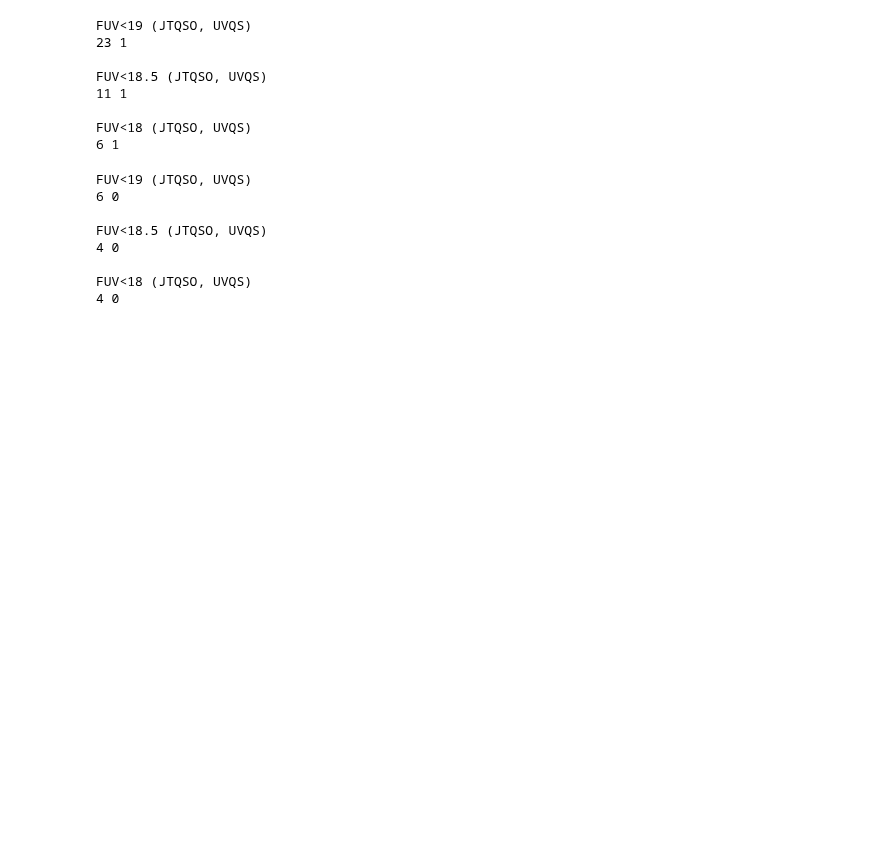
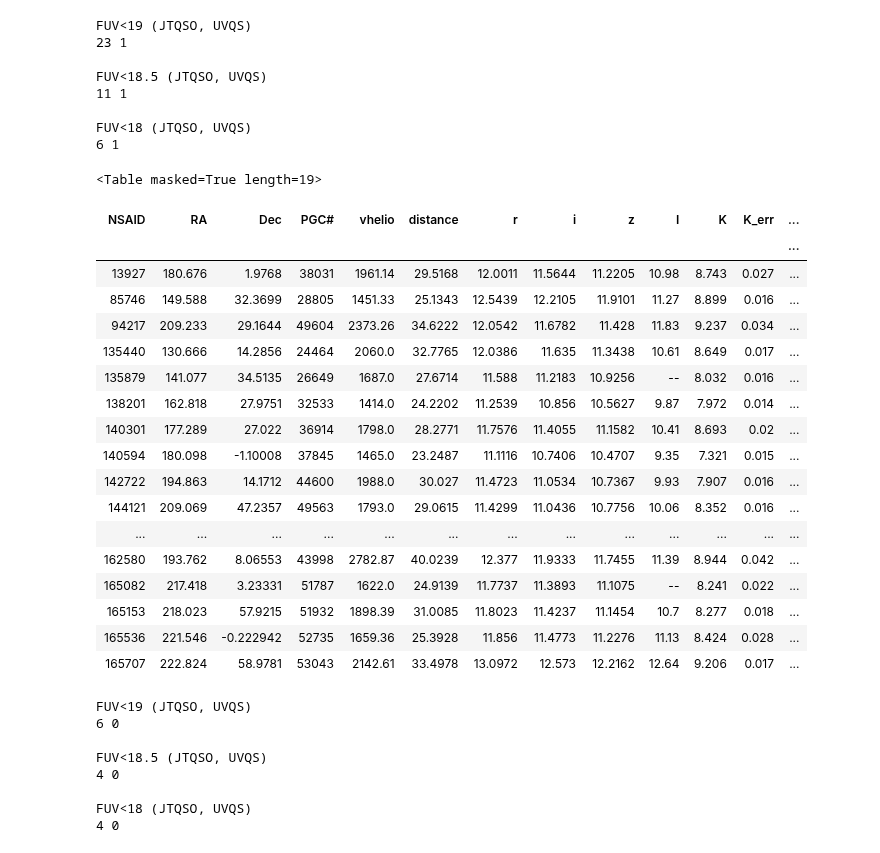
Before and after one commit to sagasurvey/erik, a Jupyter notebook: ipython_notebooks/QSO Checks.ipynb, the cells around one changed output. Drawn from its saved outputs; the diff is of its cells as text; code cells hidden in the pictures; blank space fills up the shorter version.

```diff
--- a/ipython_notebooks/QSO Checks.ipynb
+++ b/ipython_notebooks/QSO Checks.ipynb
@@ -175,7 +238,7 @@ uvqs_good_tab[:5].show_in_notebook()
 # %% [markdown]
 # X-match hosts
 # %%
-def get_host_matches(hosttab, qsotab, rvir=300*u.kpc):
+def get_host_matches(hosttab, qsotab, rvir=300*u.kpc, hsla_sep_threshold=10*u.arcsec):
     tabs = []
     for row in hosttab:
         sc = row['skycoord']
@@ -251,6 +314,28 @@ FUV<18.5 (JTQSO, UVQS)
 
 FUV<18 (JTQSO, UVQS)
 6 1
+# %%
+tab_hosts[tab_hosts['n_qso_fuv_lt_19']>0].show_in_notebook()
+# %% [output]
+<Table masked=True length=19>
+| NSAID | RA | Dec | PGC# | vhelio | distance | r | i | z | I | K | K_err | ... |
+|  |  |  |  |  |  |  |  |  |  |  |  | ... |
+| 13927 | 180.676 | 1.9768 | 38031 | 1961.14 | 29.5168 | 12.0011 | 11.5644 | 11.2205 | 10.98 | 8.743 | 0.027 | ... |
+| 85746 | 149.588 | 32.3699 | 28805 | 1451.33 | 25.1343 | 12.5439 | 12.2105 | 11.9101 | 11.27 | 8.899 | 0.016 | ... |
+| 94217 | 209.233 | 29.1644 | 49604 | 2373.26 | 34.6222 | 12.0542 | 11.6782 | 11.428 | 11.83 | 9.237 | 0.034 | ... |
+| 135440 | 130.666 | 14.2856 | 24464 | 2060.0 | 32.7765 | 12.0386 | 11.635 | 11.3438 | 10.61 | 8.649 | 0.017 | ... |
+| 135879 | 141.077 | 34.5135 | 26649 | 1687.0 | 27.6714 | 11.588 | 11.2183 | 10.9256 | -- | 8.032 | 0.016 | ... |
+| 138201 | 162.818 | 27.9751 | 32533 | 1414.0 | 24.2202 | 11.2539 | 10.856 | 10.5627 | 9.87 | 7.972 | 0.014 | ... |
+| 140301 | 177.289 | 27.022 | 36914 | 1798.0 | 28.2771 | 11.7576 | 11.4055 | 11.1582 | 10.41 | 8.693 | 0.02 | ... |
+| 140594 | 180.098 | -1.10008 | 37845 | 1465.0 | 23.2487 | 11.1116 | 10.7406 | 10.4707 | 9.35 | 7.321 | 0.015 | ... |
+| 142722 | 194.863 | 14.1712 | 44600 | 1988.0 | 30.027 | 11.4723 | 11.0534 | 10.7367 | 9.93 | 7.907 | 0.016 | ... |
+| 144121 | 209.069 | 47.2357 | 49563 | 1793.0 | 29.0615 | 11.4299 | 11.0436 | 10.7756 | 10.06 | 8.352 | 0.016 | ... |
+| ... | ... | ... | ... | ... | ... | ... | ... | ... | ... | ... | ... | ... |
+| 162580 | 193.762 | 8.06553 | 43998 | 2782.87 | 40.0239 | 12.377 | 11.9333 | 11.7455 | 11.39 | 8.944 | 0.042 | ... |
+| 165082 | 217.418 | 3.23331 | 51787 | 1622.0 | 24.9139 | 11.7737 | 11.3893 | 11.1075 | -- | 8.241 | 0.022 | ... |
+| 165153 | 218.023 | 57.9215 | 51932 | 1898.39 | 31.0085 | 11.8023 | 11.4237 | 11.1454 | 10.7 | 8.277 | 0.018 | ... |
+| 165536 | 221.546 | -0.222942 | 52735 | 1659.36 | 25.3928 | 11.856 | 11.4773 | 11.2276 | 11.13 | 8.424 | 0.028 | ... |
+| 165707 | 222.824 | 58.9781 | 53043 | 2142.61 | 33.4978 | 13.0972 | 12.573 | 12.2162 | 12.64 | 9.206 | 0.017 | ... |
 # %%
 tab_saga_hosts = tab_hosts[tab_hosts['SAGA_name']!='']
 
```
Also changed, not shown: parts of 11 cells of this notebook.
